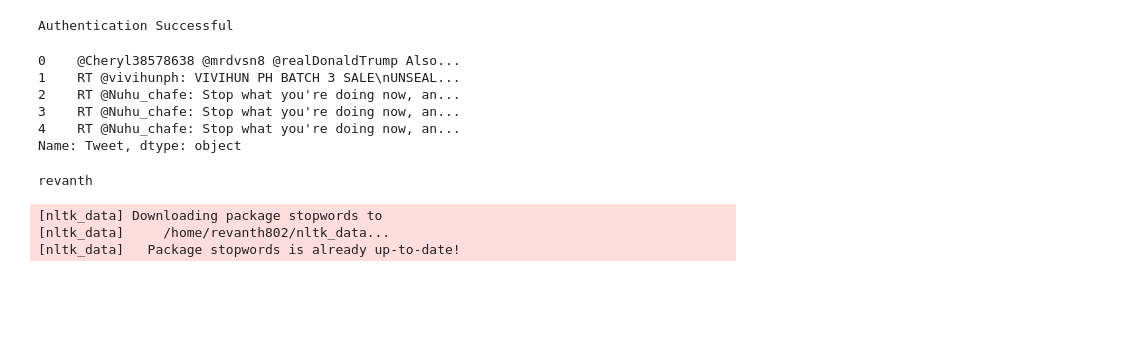
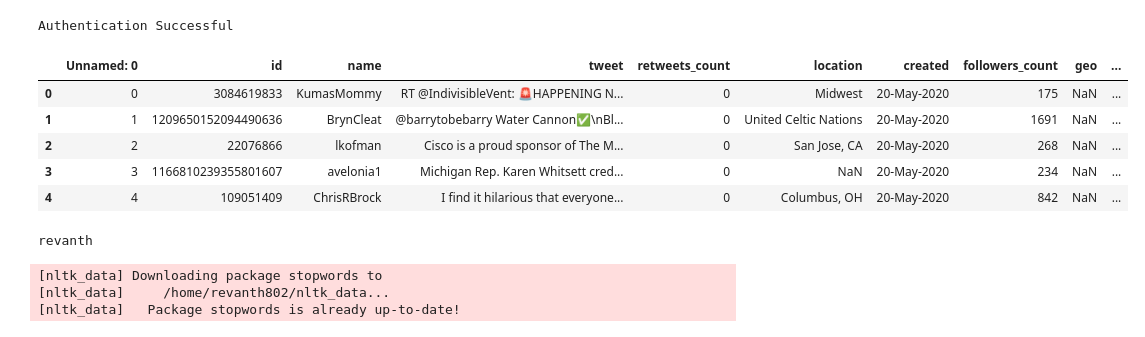
Before and after one commit to revanth802/CMPE-255-FA2020-Team6, a Jupyter notebook: Notebook.ipynb, the cells around one changed output. Cells and saved outputs as stored; diff of their text form; code cells hidden in the pictures; blank space fills up the shorter version.

```diff
--- a/Notebook.ipynb
+++ b/Notebook.ipynb
@@ -32,32 +32,35 @@ except:
 Authentication Successful
 # %%
 import datetime
+search_terms = ['Vote Cindy', 'Vote Esther', 'Vote Frodd', 'Vote Sir Dee', 'Vote Tacha', 'Vote Venita']
 
-columns = ['Screen_Name', 'Time_Stamp', 'Tweet']
+columns = ['id','name', 'tweet', 'retweets_count','location','created','followers_count','geo','hashtags','verified','retweeted']
 todays_date = datetime.datetime.now().date()
 
 tweetDF = pd.DataFrame(columns=columns)
 
-num_tweets = 500
+num_tweets = 50
 
-for tweet in tweepy.Cursor(api.search, q="google", lang="en").items(num_tweets):
+for tweet in tweepy.Cursor(api.search_full_archive,environment_name = "prod", query="elections lang:en",fromDate="202003012315",toDate="202011082315",maxResults="100").items(num_tweets):
+
 
     lenDF = len(tweetDF)
 
-    tweetDF.loc[lenDF] = [tweet.user.screen_name, tweet.created_at, tweet.text]
+    tweetDF.loc[lenDF] = [tweet.user.id,tweet.user.screen_name, tweet.text, tweet.retweet_count, tweet.user.location,tweet.created_at.strftime("%d-%b-%Y"),tweet.user.followers_count,tweet.geo,tweet.entities["hashtags"],tweet.user.verified,tweet.retweeted]
 
-tweetDF.to_csv("sampleDF", sep='\t', encoding = encodingTot)
+#tweetDF.to_csv("sampleDF.csv", sep='\t', encoding = encodingTot)
+tweetDF.to_csv("2021Tweets.csv",mode='a', sep='\t', encoding = encodingTot,header=False)
 
-tweetDF = pd.read_csv(open('sampleDF','rU'), sep='\t', engine='c')
+tweetDF = pd.read_csv(open('2021Tweets.csv','rU'), sep='\t', engine='c')
 
-tweetDF["Tweet"].head()
+tweetDF.head()
 # %% [output]
-0    @Cheryl38578638 @mrdvsn8 @realDonaldTrump Also...
-1    RT @vivihunph: VIVIHUN PH BATCH 3 SALE\nUNSEAL...
-2    RT @Nuhu_chafe: Stop what you're doing now, an...
-3    RT @Nuhu_chafe: Stop what you're doing now, an...
-4    RT @Nuhu_chafe: Stop what you're doing now, an...
-Name: Tweet, dtype: object
+|  | Unnamed: 0 | id | name | tweet | retweets_count | location | created | followers_count | geo | ... |
+| 0 | 0 | 3084619833 | KumasMommy | RT @IndivisibleVent: 🚨HAPPENING N... | 0 | Midwest | 20-May-2020 | 175 | NaN | ... |
+| 1 | 1 | 1209650152094490636 | BrynCleat | @barrytobebarry Water Cannon✅\nBl... | 0 | United Celtic Nations | 20-May-2020 | 1691 | NaN | ... |
+| 2 | 2 | 22076866 | lkofman | Cisco is a proud sponsor of The M... | 0 | San Jose, CA | 20-May-2020 | 268 | NaN | ... |
+| 3 | 3 | 1166810239355801607 | avelonia1 | Michigan Rep. Karen Whitsett cred... | 0 | NaN | 20-May-2020 | 234 | NaN | ... |
+| 4 | 4 | 109051409 | ChrisRBrock | I find it hilarious that everyone... | 0 | Columbus, OH | 20-May-2020 | 842 | NaN | ... |
 # %%
 print('revanth')
 # %% [output]
```
Also changed, not shown: 2 other files.
